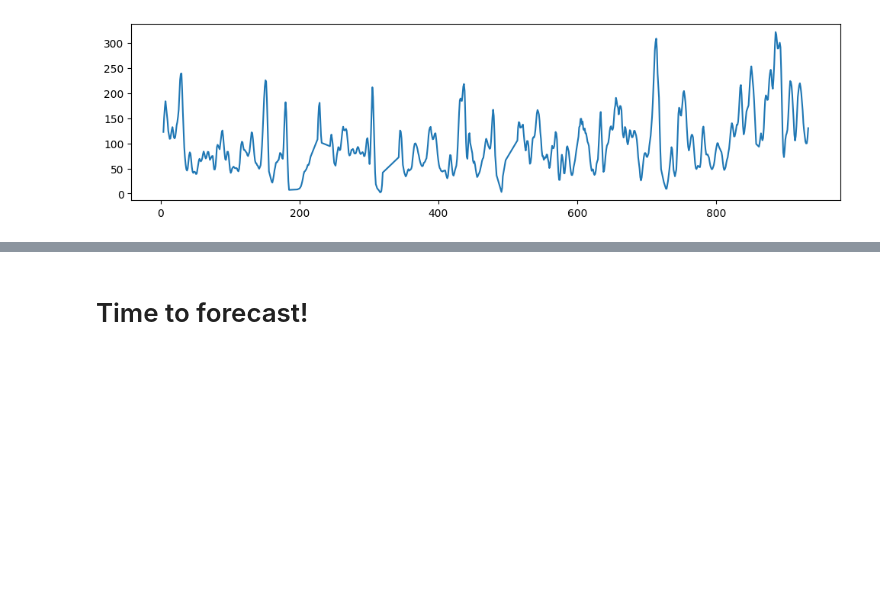
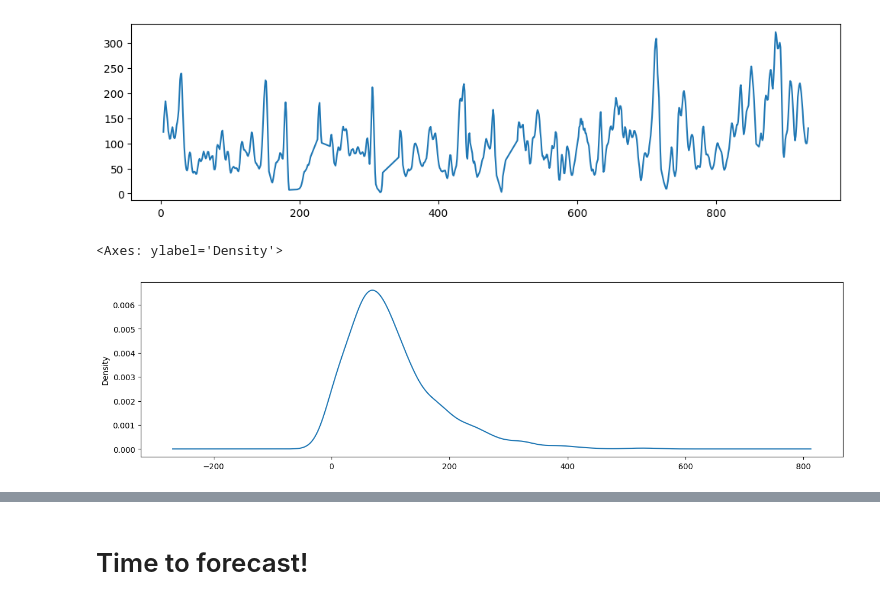
Before and after one commit to andresbarcia/DataAnalisys, a Jupyter notebook: Retail_Sales_Forecasting.ipynb, the cells around one changed output, grey strips where cells are left out. Drawn from its saved outputs; the diff is of its cells as text; code cells hidden in the pictures; blank space fills up the shorter version.

```diff
--- a/Retail_Sales_Forecasting.ipynb
+++ b/Retail_Sales_Forecasting.ipynb
@@ -195,3 +190,8 @@ sales.rolling(7, center=True, win_type="triang").mean().plot.line()
 # %% [output]
 <Axes: >
 [figure]
+# %%
+raw_sales['SALES'].plot(kind='kde', figsize= (16,4))
+# %% [output]
+<Axes: ylabel='Density'>
+[figure, added]
```
Also changed, not shown: parts of 9 cells of this notebook.
